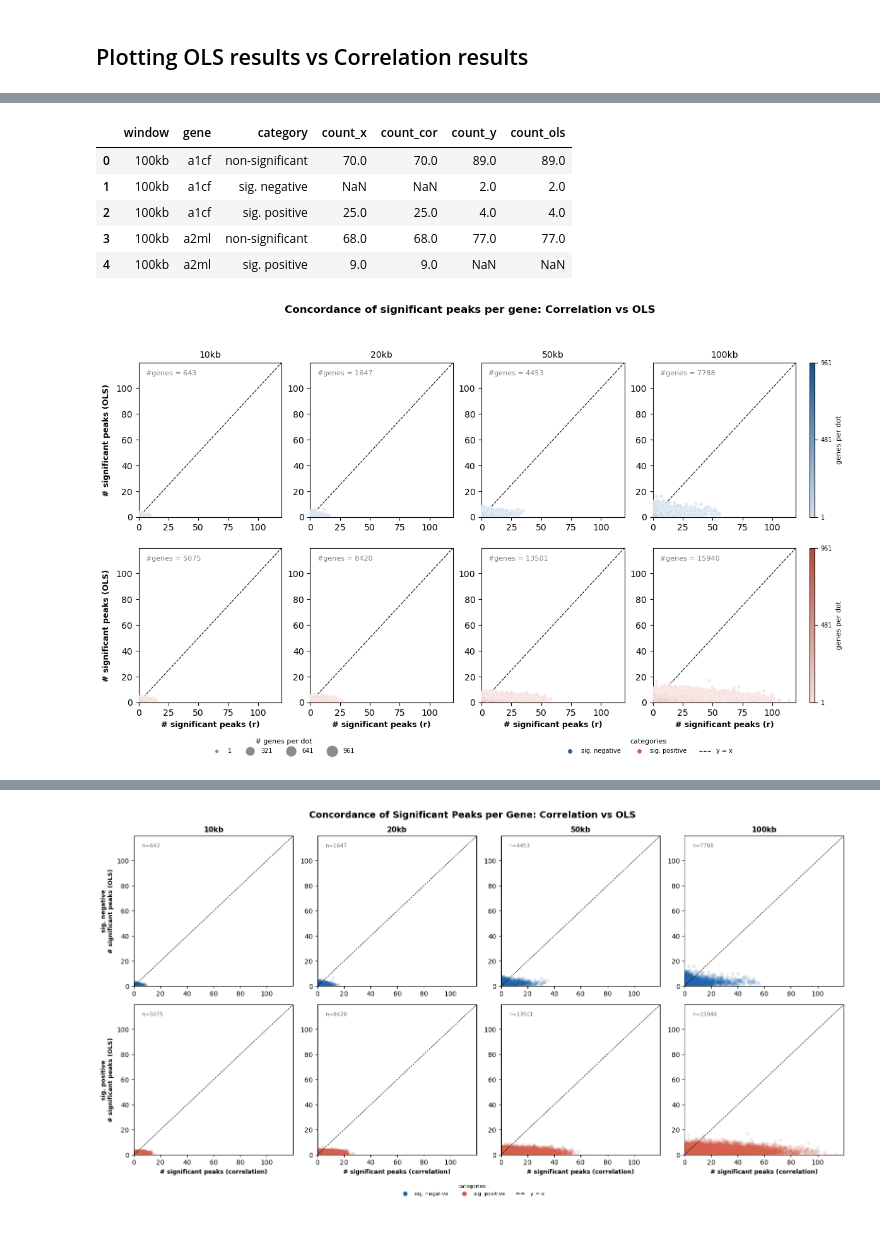
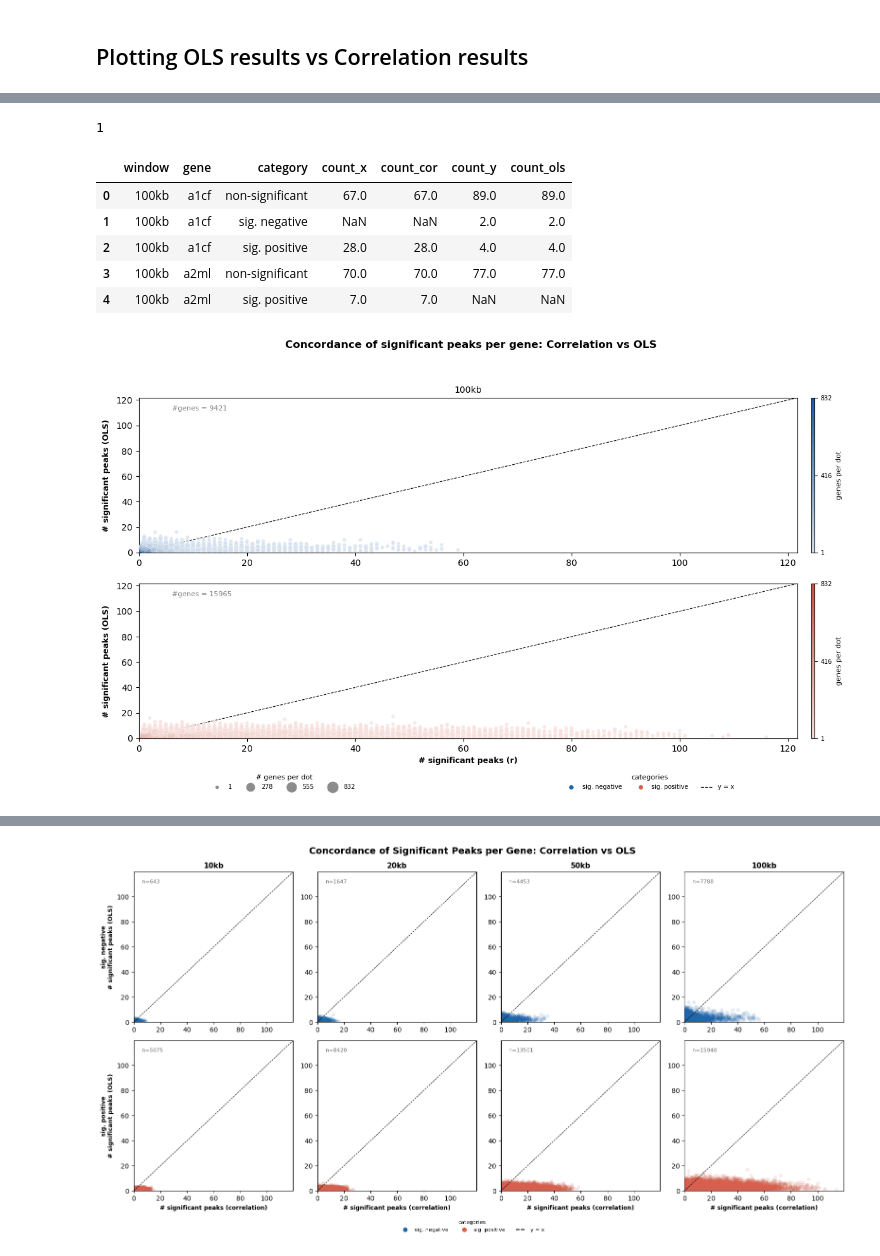
Before and after one commit to smin07/BA, a Jupyter notebook: notebooks/RNA_ATAC_ols_lm_ct_time.ipynb, the cells around one changed output, grey strips where cells are left out. Saved outputs shown, nothing was run; the diff lists cells and outputs as text; code cells hidden in the pictures.

```diff
--- a/notebooks/RNA_ATAC_ols_lm_ct_time.ipynb
+++ b/notebooks/RNA_ATAC_ols_lm_ct_time.ipynb
@@ -270,0 +510,4 @@ agg_ols_all_df.head()
+# %%
+#counting the number of significant peaks per gene and category across windows for both positive and negative windows
+significant_peaks_count = agg_ols_all_df_combined.groupby(["window","category", "direction", "count"]).size().reset_index(name="total_genes")
+significant_peaks_count.head()
@@ -270,0 +593,4 @@ agg_ols_all_df.head()
+# %%
+#sort the dataframe by the window_order column to ensure the windows are in the correct order for visualization
+significant_peaks_count = significant_peaks_count.sort_values("window_order")
+significant_peaks_count.head()
@@ -685,42 +1502,44 @@ agg_cor_all_windows_df.head()
 # %%
 #read in the saved all_ols_dfs dataframe to confirm it was saved correctly
-ols_res_df = pd.read_csv("/home/fgsasse_lrs_1/Downloads/BA/BA_data/OLS/Results/ols_res_all_windows_df_ct_time.csv")
+ols_res_df = pd.read_csv("/home/fgsasse_lrs_1/Downloads/BA/BA_data/OLS/Results/ols_res_all_windows_range_df_ct_time.csv")
+ols_res_100kb = ols_res_df[ols_res_df["window"] == "100kb"].copy()
+ols_res_100kb.head()
 
 #aggregate the number of significant peaks per gene and category for OLS results
-agg_ols_all_df = (
-    ols_res_df
+agg_ols_100kb_df = (
+    ols_res_100kb
     .dropna(subset=["pval", "coef", "category"])
     .groupby(["window", "gene", "category"])
     .size()
     .reset_index(name="count")
 )
 
-agg_ols_all_df["window"] = pd.Categorical(
-    agg_ols_all_df["window"],
-    categories=["10kb", "20kb", "50kb", "100kb"],
-    ordered=True,
-)
+#agg_ols_100kb_df["window"] = pd.Categorical( agg_ols_100kb_df["window"], categories=["10kb", "20kb", "50kb", "100kb"], ordered=True,)
+# %%
+ols_res_100kb["window"].nunique()
+# %% [output]
+1
 # %%
 #merge the two aggregated dataframes on window, gene to compare the number of significant peaks per gene and category between correlation and OLS results
 
-#rename the count column in agg_cor_all_windows_df to count_cor to avoid confusion with the count column in agg_ols_all_windows_df
-agg_cor_all_windows_df["count_cor"] = agg_cor_all_windows_df['count']
-agg_ols_all_df["count_ols"] = agg_ols_all_df['count']
+#rename the count column in agg_cor_100kb_df to count_cor to avoid confusion with the count column in agg_ols_100kb_df
+agg_cor_100kb_df["count_cor"] = agg_cor_100kb_df['count']
+agg_ols_100kb_df["count_ols"] = agg_ols_100kb_df['count']
 
 agg_merged_df = pd.merge(
-    agg_cor_all_windows_df,
-    agg_ols_all_df,
+    agg_cor_100kb_df,
+    agg_ols_100kb_df,
     on=["window", "gene", "category"],
     how="outer",
 )
 agg_merged_df.head()
 # %% [output]
 |  | window | gene | category | count_x | count_cor | count_y | count_ols |
-| 0 | 100kb | a1cf | non-significant | 70.0 | 70.0 | 89.0 | 89.0 |
+| 0 | 100kb | a1cf | non-significant | 67.0 | 67.0 | 89.0 | 89.0 |
 | 1 | 100kb | a1cf | sig. negative | NaN | NaN | 2.0 | 2.0 |
-| 2 | 100kb | a1cf | sig. positive | 25.0 | 25.0 | 4.0 | 4.0 |
-| 3 | 100kb | a2ml | non-significant | 68.0 | 68.0 | 77.0 | 77.0 |
-| 4 | 100kb | a2ml | sig. positive | 9.0 | 9.0 | NaN | NaN |
+| 2 | 100kb | a1cf | sig. positive | 28.0 | 28.0 | 4.0 | 4.0 |
+| 3 | 100kb | a2ml | non-significant | 70.0 | 70.0 | 77.0 | 77.0 |
+| 4 | 100kb | a2ml | sig. positive | 7.0 | 7.0 | NaN | NaN |
 # %%
 #plot the number of significant peaks per gene in correlation vs OLS results, colored by category and faceted by window & category
 from matplotlib.lines import Line2D
@@ -734,7 +1553,7 @@ import pandas as pd
 
 plot_df = agg_merged_df.dropna(subset=["count_cor", "count_ols", "window", "category", "gene"]).copy()
 plot_df["window"] = pd.Categorical(
-    plot_df["window"], categories=["10kb", "20kb", "50kb", "100kb"], ordered=True,
+    plot_df["window"], categories=["100kb"], ordered=True,
 )
 plot_df["category"] = pd.Categorical(
     plot_df["category"],
@@ -753,7 +1572,7 @@ category_base_colors = {
     "sig. positive": "#d6604d",
 }
 category_order = ["sig. negative", "sig. positive"]
-windows = ["10kb", "20kb", "50kb", "100kb"]
+windows = ["100kb"]
 
 # Deduplicate to one row per unique (x, y, window, category) position
 plot_dedup = plot_sig_df.drop_duplicates(
@@ -767,7 +1586,7 @@ n_max = plot_dedup["n_genes"].max()
 def make_alpha_cmap(hex_color):
     r, g, b = mcolors.to_rgb(hex_color)
     light = (1 - (1 - r) * 0.20, 1 - (1 - g) * 0.20, 1 - (1 - b) * 0.20)
-    dark  = (r * 0.8, g * 0.8, b * 0.8)
+    dark  = (r * 0.9, g * 0.9, b * 0.9)
     return mcolors.LinearSegmentedColormap.from_list("cat_cmap", [light, dark])
 # ↑ removed hex_color midpoint — now light=n_min, dark=n_max, linear between them
 
@@ -795,11 +1614,11 @@ for row_i, category in enumerate(category_order):
     sm.set_array([])
     cbar = fig.colorbar(
         sm,
-        ax=axes[row_i, :],   # spans all axes in this row
+        ax=axes[row_i],   # spans all axes in this row
         orientation="vertical",
         fraction=0.02,        # thin bar
         pad=0.02,
-        aspect=30,
+        aspect=50,
     )
     cbar.set_label("genes per dot", fontsize=8)
     cbar.ax.tick_params(labelsize=7)
@@ -807,7 +1626,7 @@ for row_i, category in enumerate(category_order):
     cbar.set_ticks([n_min, (n_min + n_max) // 2, n_max])
 
     for col_i, window in enumerate(windows):
-        ax = axes[row_i, col_i]
+        ax = axes[row_i]
         data = plot_dedup[
             (plot_dedup["window"] == window) &
             (plot_dedup["category"] == category)
@@ -864,31 +1683,31 @@ size_legend = fig.legend(
 )
 
 # ── Legend: diagonal line ─────────────────────────────────────────────────────
 handles = [
     Line2D([0], [0], marker="o", linestyle="",
            markerfacecolor=category_base_colors[c],
            markeredgecolor=category_base_colors[c],
            markersize=4, label=c)
     for c in category_order
 ]
 handles.append(
     Line2D([0], [0], color="k", linestyle="--", linewidth=0.9, label="y = x")
 )
 fig.legend(
     handles=handles,
     title="categories",
     loc="lower left",
     bbox_to_anchor=(0.6, -0.02),
     frameon=False, fontsize= 7,
     ncol=len(handles),
     title_fontsize=8
 )
 
 plt.suptitle(
     "Concordance of significant peaks per gene: Correlation vs OLS",
     fontsize=12, y=1.01, fontweight="bold",
 )
 
 plt.show()
 # %% [output]
-[figure, old version]
+[figure, new version]
```
Also changed, not shown: parts of 62 cells of this notebook, 6 other files.
